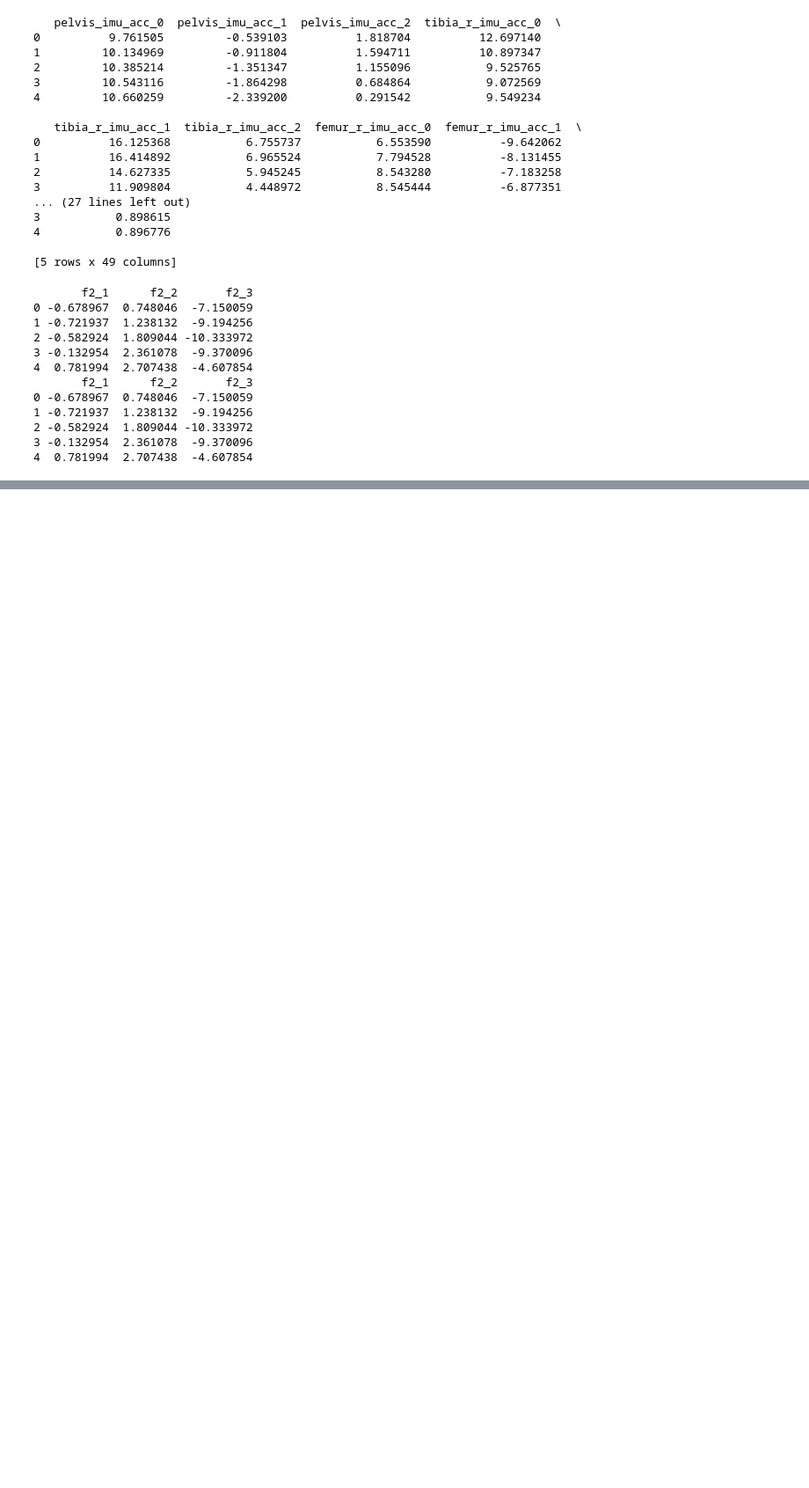
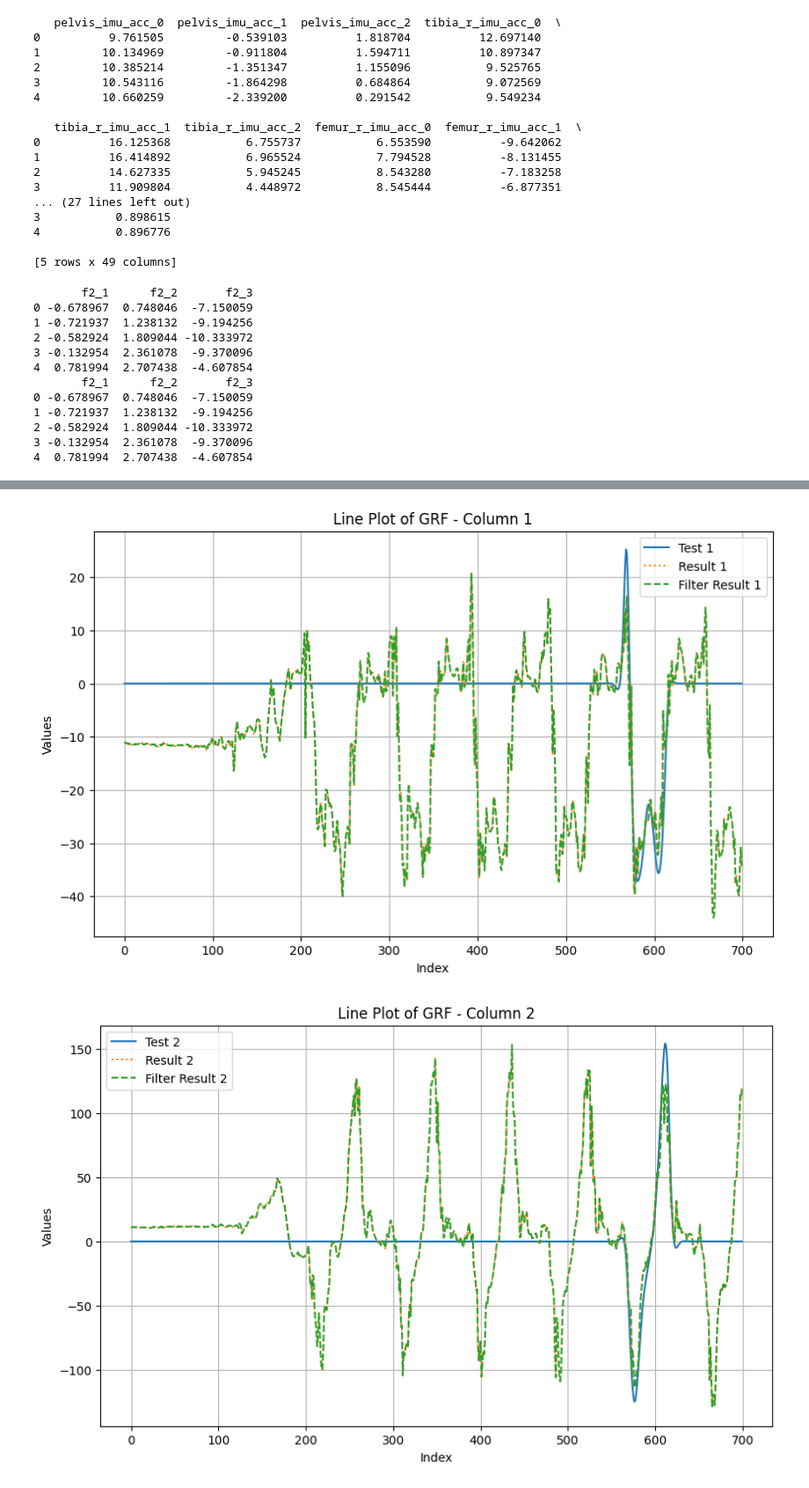
Before and after one commit to gateway240/ai-imu-grf, a Jupyter notebook: alex-ml-v4.ipynb, the cells around one changed output, grey strips where cells are left out. Shown at 88% size. Saved outputs shown, nothing was run; the diff lists cells and outputs as text; code cells hidden in the pictures; blank space fills up the shorter version.

```diff
--- a/alex-ml-v4.ipynb
+++ b/alex-ml-v4.ipynb
@@ -236,0 +256,16 @@ print(predictions)
+# %%
+# Apply the One Euro Filter to all columns except 'time'
+config = {
+    'freq': 12,       # Hz
+    'mincutoff': 0.001,  # Hz
+    'beta': 1.0,
+    'dcutoff': 1.0
+    }
+# freq = 12 # Frequency in Hz
+# min_cutoff = 0.04
+# beta = 0.7
+# derivative_cutoff = 1.0
+predictions_filtered = apply_one_euro_filter(predictions, config)
+
+# Print the smoothed DataFrame
+print(predictions_filtered)
@@ -236,0 +280,31 @@ print(predictions)
+# %%
+# Assuming y_test and predictions are already defined and are 2D NumPy arrays
+
+min_window = 0
+max_window = 700
+
+# Loop over the number of columns
+for i in range(y_test.shape[1]):
+    plt.figure(figsize=(10, 6))  # Create a new figure for each column
+
+    # Plot the test data
+    plt.plot(y_test.iloc[min_window:max_window, i], label=f'Test {i+1}')  # Original test data
+
+    # Plot the predictions
+    plt.plot(predictions[min_window:max_window, i], label=f'Result {i+1}', linestyle=':')  # Predictions
+
+    # Optional: Uncomment the next line if you have filtered predictions
+    plt.plot(predictions_filtered[min_window:max_window, i], label=f'Filter Result {i+1}', linestyle='--')  # Filtered predictions
+
+    # Adding titles and labels
+    plt.title(f'Line Plot of GRF - Column {i+1}')
+    plt.xlabel('Index')
+    plt.ylabel('Values')
+    plt.legend()
+    plt.grid()
+    # plt.yscale('log')  # Optional: Use logarithmic scale for better visibility of small values
+
+    plt.show()  # Show the figure for the current column
+# %% [output]
+[figure, added]
+[figure, added]
```
Also changed, not shown: parts of 16 cells of this notebook, 1 other file.
